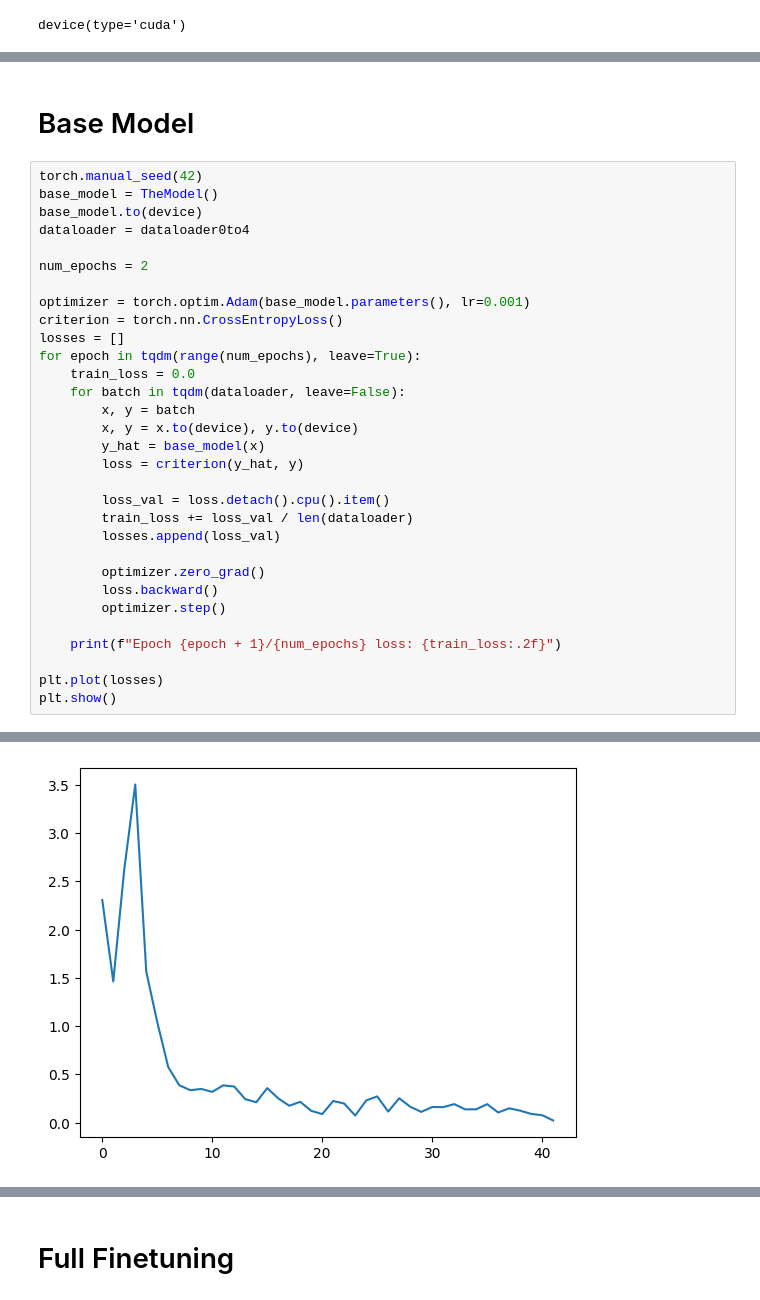
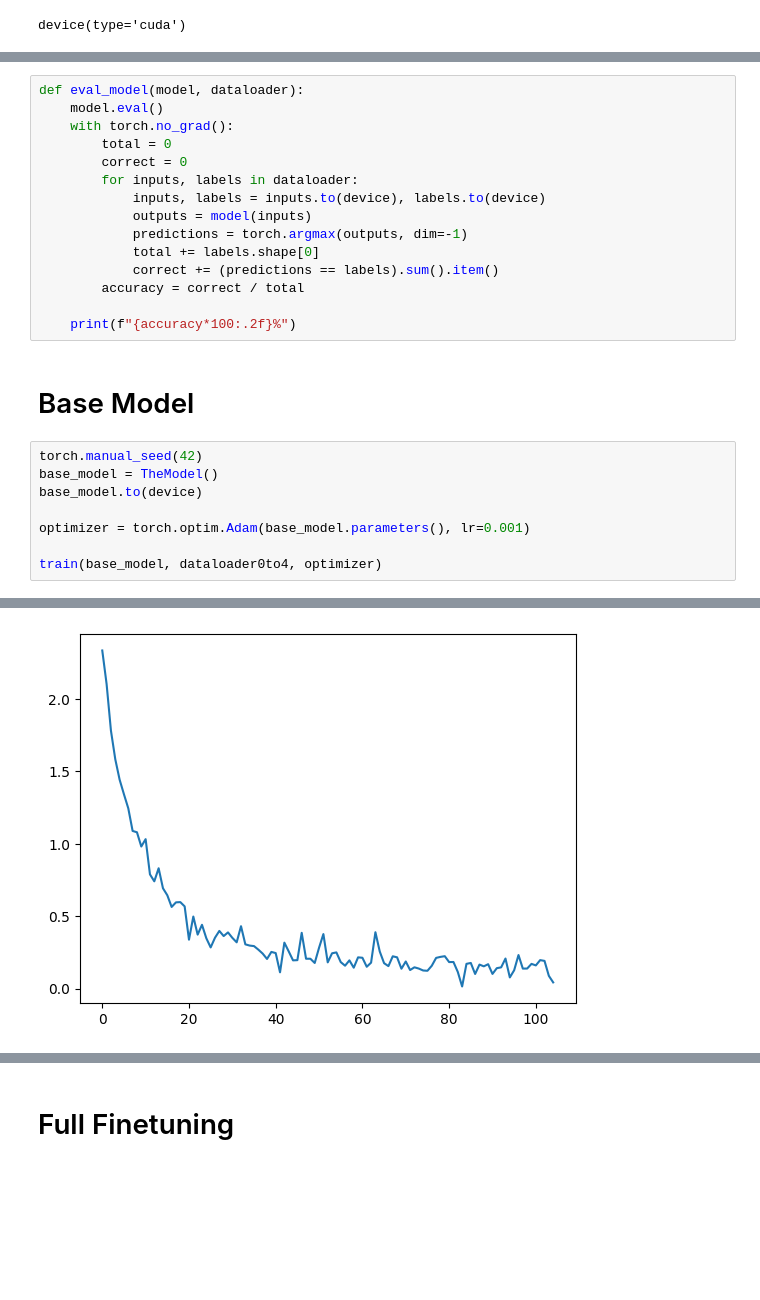
Before and after one commit to necrashter/transformers-learnable-memory, a Jupyter notebook: 502 Project MNIST.ipynb, the cells around one changed output, grey strips where cells are left out. Cells and saved outputs as stored; diff of their text form; blank space fills up the shorter version.

Commit message:
Implement train function in Notebook, cleanup

```diff
--- a/502 Project MNIST.ipynb
+++ b/502 Project MNIST.ipynb
@@ -28,34 +59,26 @@ device(type='cuda')
+# %%
+def eval_model(model, dataloader):
+    model.eval()
+    with torch.no_grad():
+        total = 0
+        correct = 0
+        for inputs, labels in dataloader:
+            inputs, labels = inputs.to(device), labels.to(device)
+            outputs = model(inputs)
+            predictions = torch.argmax(outputs, dim=-1)
+            total += labels.shape[0]
+            correct += (predictions == labels).sum().item()
+        accuracy = correct / total
+
+    print(f"{accuracy*100:.2f}%")
 # %% [markdown]
 # Base Model
 # %%
 torch.manual_seed(42)
 base_model = TheModel()
 base_model.to(device)
-dataloader = dataloader0to4
-
-num_epochs = 2
 
 optimizer = torch.optim.Adam(base_model.parameters(), lr=0.001)
-criterion = torch.nn.CrossEntropyLoss()
-losses = []
-for epoch in tqdm(range(num_epochs), leave=True):
-    train_loss = 0.0
-    for batch in tqdm(dataloader, leave=False):
-        x, y = batch
-        x, y = x.to(device), y.to(device)
-        y_hat = base_model(x)
-        loss = criterion(y_hat, y)
 
-        loss_val = loss.detach().cpu().item()
-        train_loss += loss_val / len(dataloader)
-        losses.append(loss_val)
-
-        optimizer.zero_grad()
-        loss.backward()
-        optimizer.step()
-
-    print(f"Epoch {epoch + 1}/{num_epochs} loss: {train_loss:.2f}")
-
-plt.plot(losses)
-plt.show()
+train(base_model, dataloader0to4, optimizer)
 # %% [output]
@@ -64 +90 @@ Epoch 2/2 loss: 0.15
-[figure, old version]
+[figure, new version]
```
Also changed, not shown: parts of 13 cells of this notebook.
